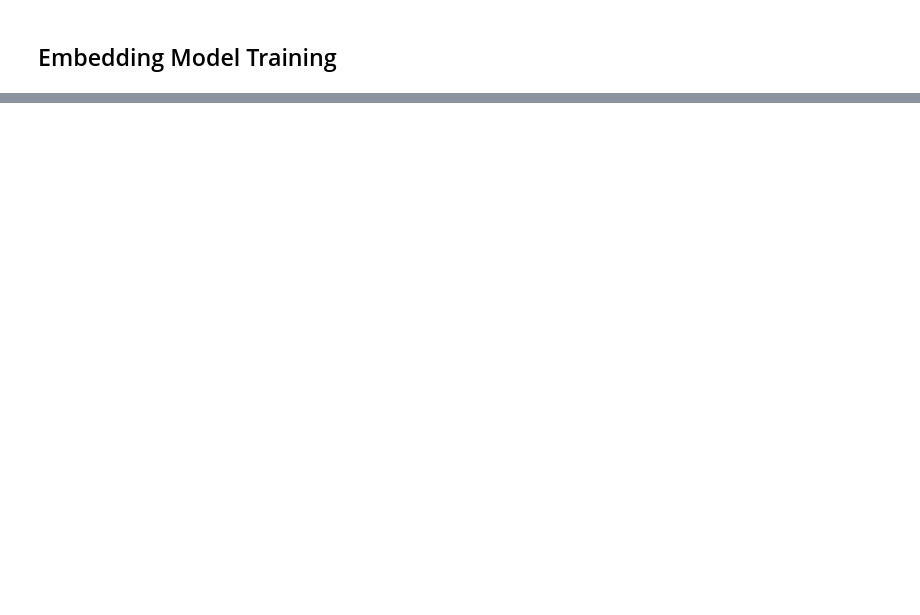
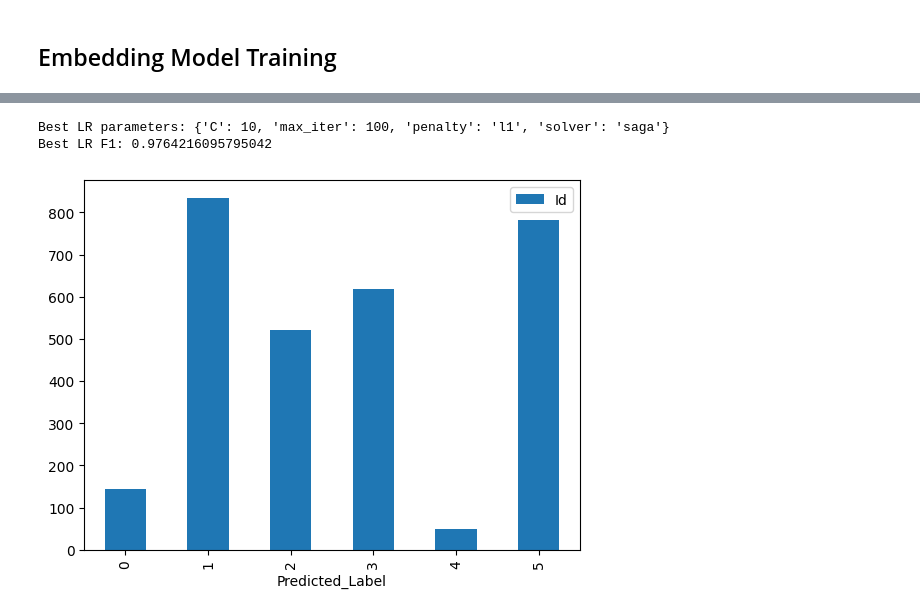
Before and after one commit to Hrishi-Salitri/data4good_competition, a Jupyter notebook: Num_Free.ipynb, the cells around one changed output, grey strips where cells are left out. Cells and saved outputs as stored; diff of their text form; code cells hidden in the pictures; blank space fills up the shorter version.

```diff
--- a/Num_Free.ipynb
+++ b/Num_Free.ipynb
@@ -405,0 +535,32 @@ X_test_embed = np.stack(test_embed['combined_embedding'].values)
+# %%
+# Final Meta Model Training
+numerical_proba = stacking_model.predict_proba(X_examples_num.to_numpy())[:,1]
+embedding_proba = stacking_model_embed.predict_proba(X_examples_embed)[:,1]
+
+numerical_pred = stacking_model.predict(X_examples_num.to_numpy())
+embedding_pred = stacking_model_embed.predict(X_examples_embed)
+# %%
+X_meta = np.array([numerical_proba, embedding_proba]).T
+
+# Logistic Regression
+lr_meta = LogisticRegression(random_state=42, max_iter=1000, class_weight='balanced')
+grid_search_lr_meta = GridSearchCV(estimator=lr_meta, param_grid=param_grid_lr, cv=5, scoring='f1_weighted', n_jobs=-1, verbose=0)
+grid_search_lr_meta.fit(X_meta, Y_examples_embed)
+print("Best LR parameters:", grid_search_lr_embed.best_params_)
+print("Best LR F1:", grid_search_lr_embed.best_score_)
+# %% [output]
+Best LR parameters: {'C': 10, 'max_iter': 100, 'penalty': 'l1', 'solver': 'saga'}
+Best LR F1: 0.9764216095795042
+# %%
+# Final Meta Model Predictions
+X_final = np.array([y_proba_num, y_proba_embed]).T
+
+best_lr_meta = grid_search_lr_meta.best_estimator_
+final_pred = best_lr_meta.predict(X_final)
+# %%
+# Plot Class Distributions
+predictions_meta = pd.DataFrame({'Id': test_df['Id'], 'Predicted_Label': final_pred})
+predictions_meta.groupby('Predicted_Label').count().plot(kind='bar')
+plt.show()
+# %% [output]
+[figure, added]
```
Also changed, not shown: parts of 12 cells of this notebook, 2 other files.
